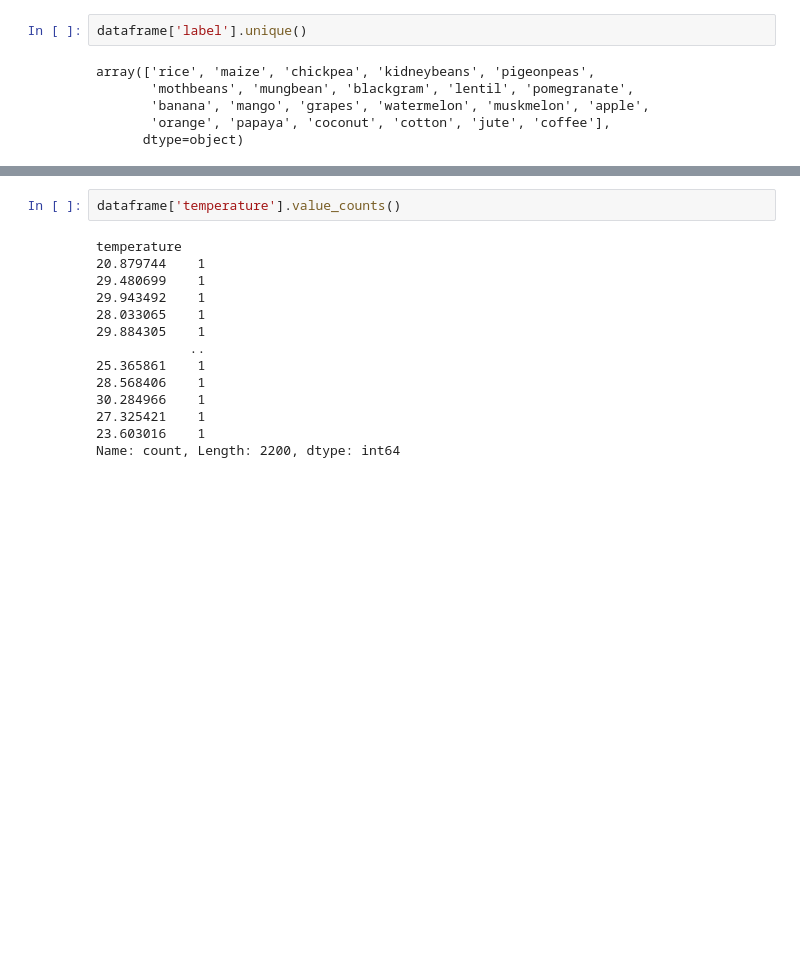
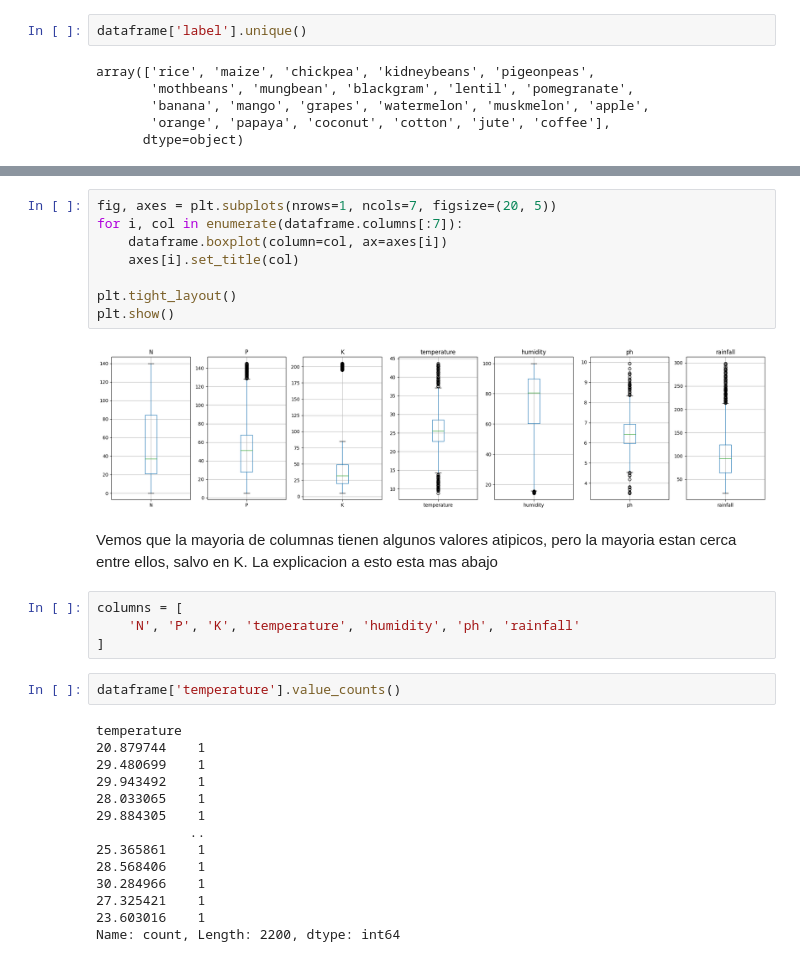
Before and after one commit to agustinarenas/MD-TUIA-Arenas-Petetta, a Jupyter notebook: TPDM_1_Petetta.ipynb, the cells around one changed output, grey strips where cells are left out. Cells and saved outputs as stored; diff of their text form; blank space fills up the shorter version.

```diff
--- a/TPDM_1_Petetta.ipynb
+++ b/TPDM_1_Petetta.ipynb
@@ -119,3 +113,19 @@ Text(0.5, 1.0, 'Distribucion de rainfall')
+# %%
+fig, axes = plt.subplots(nrows=1, ncols=7, figsize=(20, 5))
+for i, col in enumerate(dataframe.columns[:7]):
+    dataframe.boxplot(column=col, ax=axes[i])
+    axes[i].set_title(col)
+
+plt.tight_layout()
+plt.show()
+# %% [output]
+[figure, added]
+# %% [markdown]
+Vemos que la mayoria de columnas tienen algunos valores atipicos, pero la mayoria estan cerca entre ellos, salvo en K. La explicacion a esto esta mas abajo
+# %%
+columns = [
+    'N', 'P', 'K', 'temperature', 'humidity', 'ph', 'rainfall'
+]
 # %%
 dataframe['temperature'].value_counts()
 # %% [output]
```
Also changed, not shown: parts of 53 cells of this notebook.
